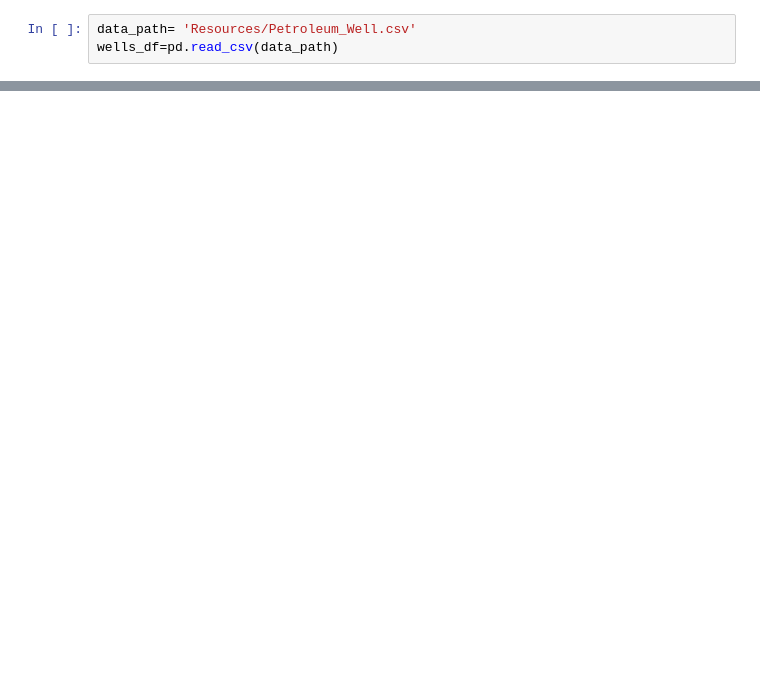
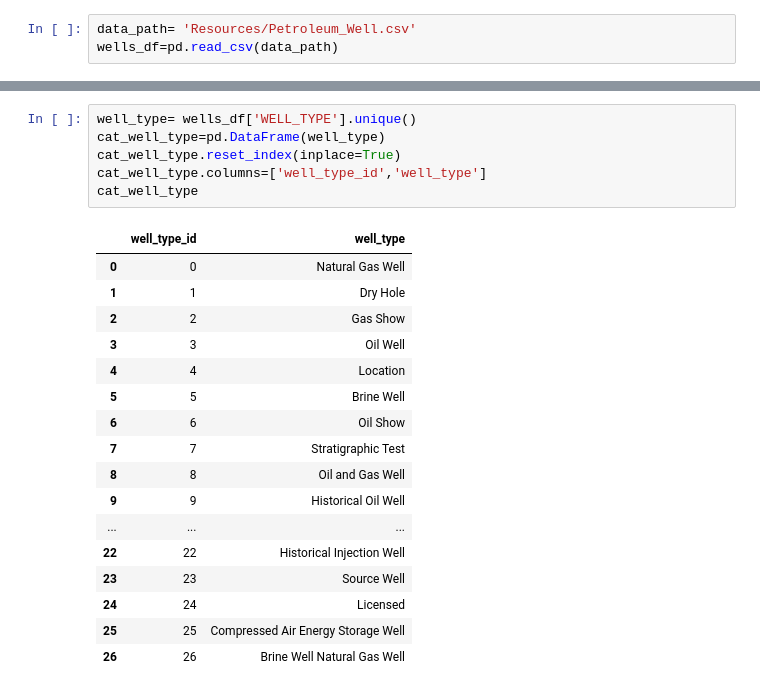
Before and after one commit to TaniaRosasOrtiz/Oil-Gas-with-ETL, a Jupyter notebook: csv_cleaning_1.ipynb, the cells around one changed output, grey strips where cells are left out. Saved outputs shown, nothing was run; the diff lists cells and outputs as text; blank space fills up the shorter version.

```diff
--- a/csv_cleaning_1.ipynb
+++ b/csv_cleaning_1.ipynb
@@ -99,0 +62,24 @@ session.commit()
+# %%
+well_type= wells_df['WELL_TYPE'].unique()
+cat_well_type=pd.DataFrame(well_type)
+cat_well_type.reset_index(inplace=True)
+cat_well_type.columns=['well_type_id','well_type']
+cat_well_type
+# %% [output]
+|  | well_type_id | well_type |
+| 0 | 0 | Natural Gas Well |
+| 1 | 1 | Dry Hole |
+| 2 | 2 | Gas Show |
+| 3 | 3 | Oil Well |
+| 4 | 4 | Location |
+| 5 | 5 | Brine Well |
+| 6 | 6 | Oil Show |
+| 7 | 7 | Stratigraphic Test |
+| 8 | 8 | Oil and Gas Well |
+| 9 | 9 | Historical Oil Well |
+| ... | ... | ... |
+| 22 | 22 | Historical Injection Well |
+| 23 | 23 | Source Well |
+| 24 | 24 | Licensed |
+| 25 | 25 | Compressed Air Energy Storage Well |
+| 26 | 26 | Brine Well Natural Gas Well |
```
Also changed, not shown: parts of 39 cells of this notebook, 1 other file.
